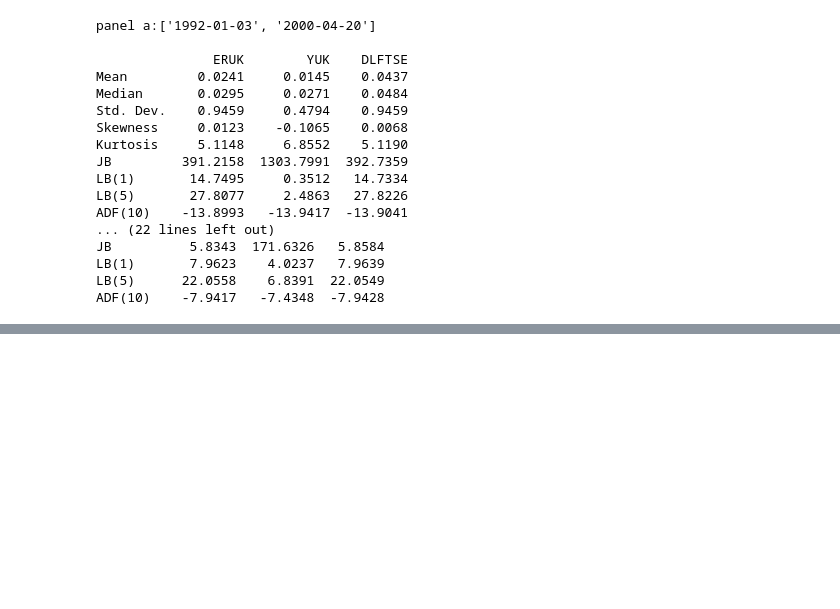
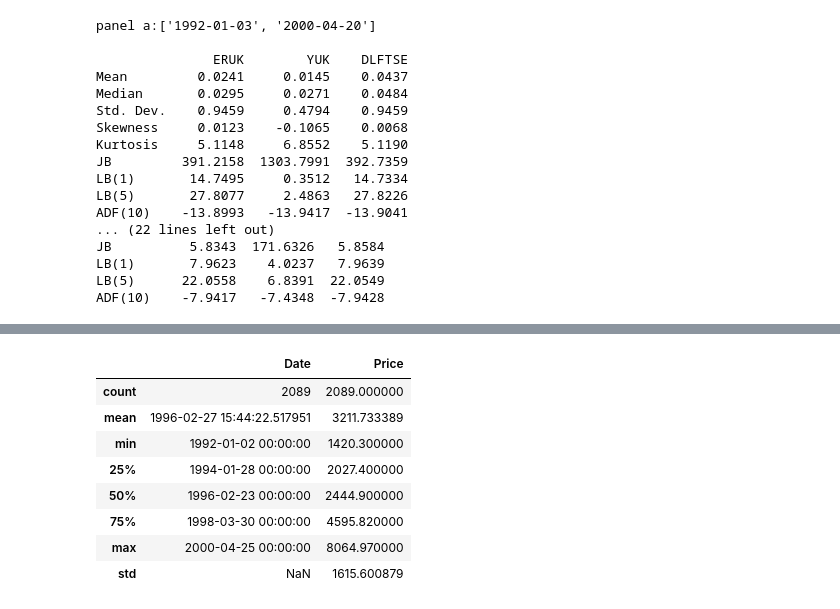
Before and after one commit to qoxrdw/Volatility-linkages-across-three-major-equity-markets, a Jupyter notebook: main_res.ipynb, the cells around one changed output, grey strips where cells are left out. Saved outputs shown, nothing was run; the diff lists cells and outputs as text; code cells hidden in the pictures; blank space fills up the shorter version.

```diff
--- a/main_res.ipynb
+++ b/main_res.ipynb
@@ -436,0 +459,5 @@ ADF(10)    -7.9417   -7.4348  -7.9428
+# %%
+dax = pd.read_csv("dax.csv")
+dax = dax.rename(columns={"Close":"Price"})
+dax = dax[["Date", "Price"]]
+dax.head()
@@ -436,0 +471,13 @@ ADF(10)    -7.9417   -7.4348  -7.9428
+# %%
+dax["Date"] = pd.to_datetime(dax["Date"], format="%Y-%m-%d")
+dax.describe()
+# %% [output]
+|  | Date | Price |
+| count | 2089 | 2089.000000 |
+| mean | 1996-02-27 15:44:22.517951 | 3211.733389 |
+| min | 1992-01-02 00:00:00 | 1420.300000 |
+| 25% | 1994-01-28 00:00:00 | 2027.400000 |
+| 50% | 1996-02-23 00:00:00 | 2444.900000 |
+| 75% | 1998-03-30 00:00:00 | 4595.820000 |
+| max | 2000-04-25 00:00:00 | 8064.970000 |
+| std | NaN | 1615.600879 |
```
Also changed, not shown: parts of 6 cells of this notebook, 12 other files.
